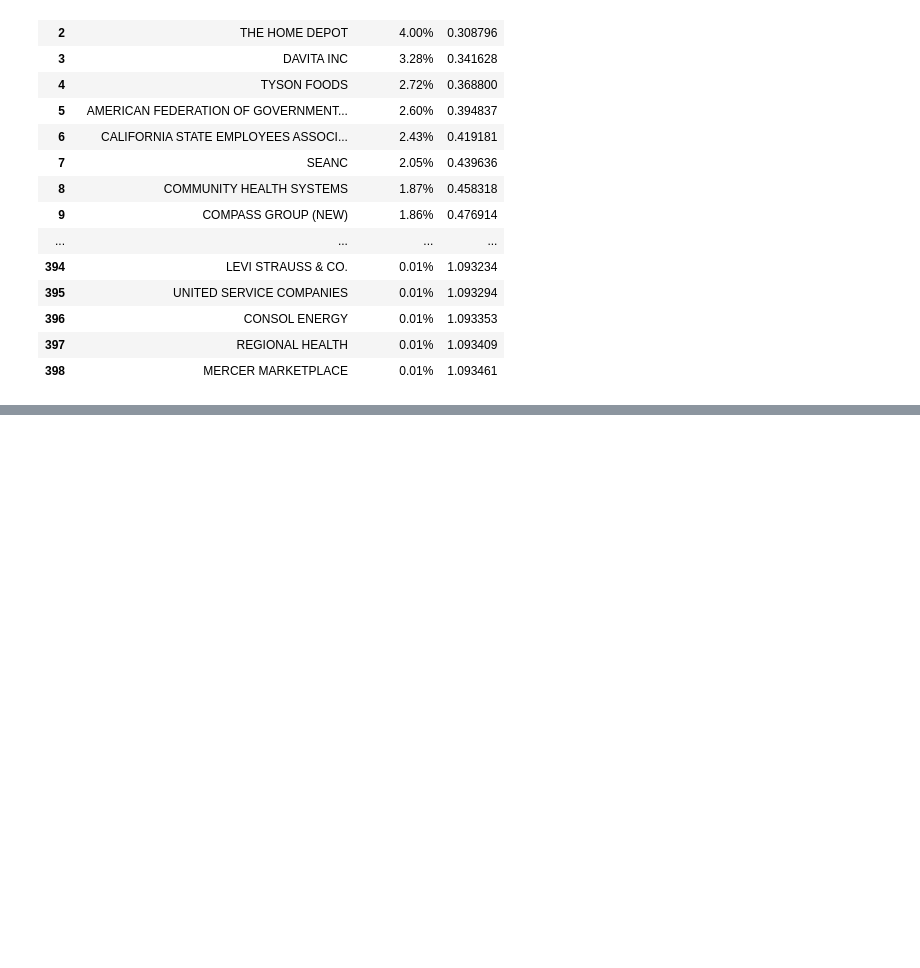
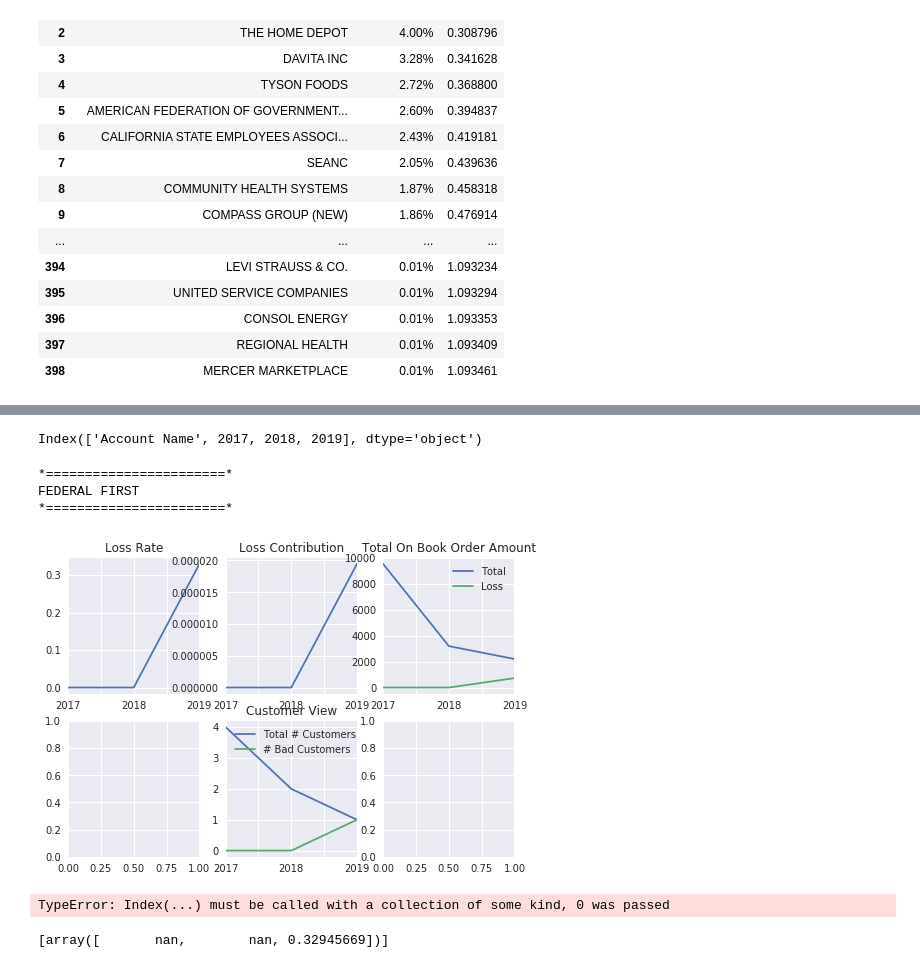
Before and after one commit to XuetingS/PP, a Jupyter notebook: src/Risk Deep Dive.ipynb, the cells around one changed output, grey strips where cells are left out. Drawn from its saved outputs; the diff is of its cells as text; code cells hidden in the pictures; blank space fills up the shorter version.

Commit message:
Add Client View

```diff
--- a/src/Risk Deep Dive.ipynb
+++ b/src/Risk Deep Dive.ipynb
@@ -382,0 +516,4 @@ top_client
+# %%
+loss_rate['Avg_loss_rate'] = loss_rate.iloc[:,1:].mean(axis=1)
+# %%
+loss_rate = loss_rate.merge(Client_sub[['Account Name','Client ID','Active','Termination Date']],how='left',on='Account Name')
@@ -382,0 +540,45 @@ top_client
+# %%
+loss_rate.rename(columns = {2017:'2017',2018:'2018',2019:'2019'},inplace = True)
+# %%
+loss_rate.columns
+# %% [output]
+Index(['Account Name', 2017, 2018, 2019], dtype='object')
+# %%
+list_of_client_ids = [2854]
+# %%
+for client_id in list_of_client_ids:
+    fig, axes = plt.subplots(nrows=2, ncols=2)
+    acct_name = loss_rate[loss_rate['Client ID']==client_id]['Account Name'].values[0]
+    print('*=======================*')
+    print(acct_name)
+    print('*=======================*')
+    loss_rate[loss_rate['Account Name']==acct_name][['2017','2018','2019']].fillna(0).T.plot(title='Loss Rate',legend = False,ax=axes[0,0])
+    loss_contrib[loss_contrib['Account Name']==acct_name][['2017','2018','2019']].fillna(0).T.plot(title='Loss Contribution',legend = False,ax=axes[0,0])
+    axes[0,0].legend(['Total','Loss'])
+
+    total_amt_ob[total_amt_ob['Account Name']==acct_name][['2017','2018','2019']].fillna(0).T.plot(title='Total On Book Order Amount',ax=axes[0,2])
+    flow_loss[flow_loss['Account Name']==acct_name][['2017','2018','2019']].fillna(0).T.plot(ax=axes[0,2])
+    axes[0,2].legend(['Total','Loss'])
+
+    total_cust_ob[total_cust_ob['Account Name']==acct_name][['2017','2018','2019']].fillna(0).T.plot(title='Customer View',ax=axes[1,0])
+    flow_cust[flow_cust['Account Name']==acct_name][['2017','2018','2019']].fillna(0).T.plot(ax=axes[1,0])
+    axes[1,0].legend(['Total # Customers','# Bad Customers'])
+
+    total_ord_ob[total_ord_ob['Account Name']==acct_name][['2017','2018','2019']].fillna(0).T.plot(title='Customer View',ax=axes[1,0])
+    flow_ord[flow_ord['Account Name']==acct_name][['2017','2018','2019']].fillna(0).T.plot(ax=axes[1,0])
+    axes[1,0].legend(['Total # Customers','# Bad Customers'])
+
+    plt.show()
+# %% [output]
+*=======================*
+FEDERAL FIRST
+*=======================*
+[figure, added]
+# %%
+pd.DataFrame({'Loss_Rate':loss_rate[loss_rate['Account Name']=='FEDERAL FIRST'][['2017','2018','2019']].values,'Loss Contribution':loss_contrib[loss_contrib['Account Name']=='FEDERAL FIRST'][['2017','2018','2019']].values},index = 0)
+# %% [output]
+TypeError: Index(...) must be called with a collection of some kind, 0 was passed
+# %%
+list(loss_rate[loss_rate['Account Name']=='FEDERAL FIRST'][['2017','2018','2019']].values)
+# %% [output]
+[array([       nan,        nan, 0.32945669])]
```
Also changed, not shown: parts of 37 cells of this notebook.
